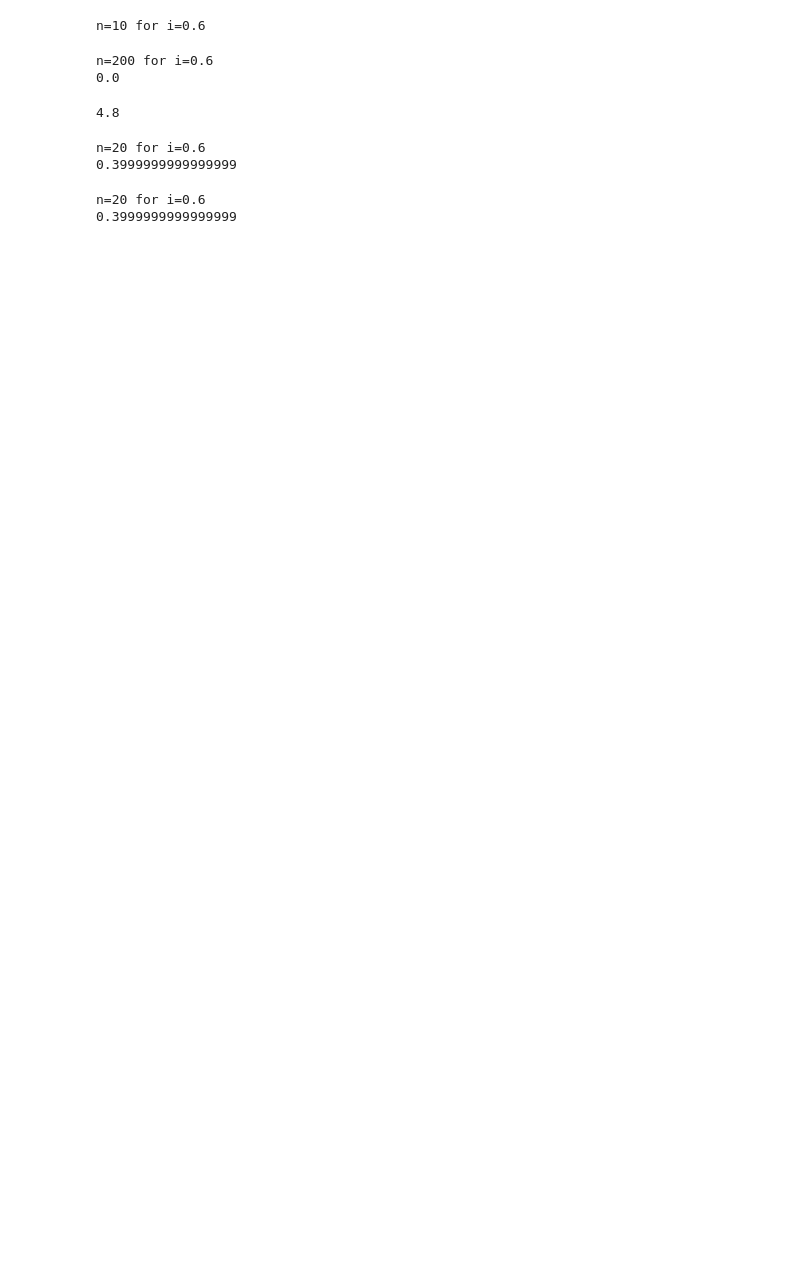
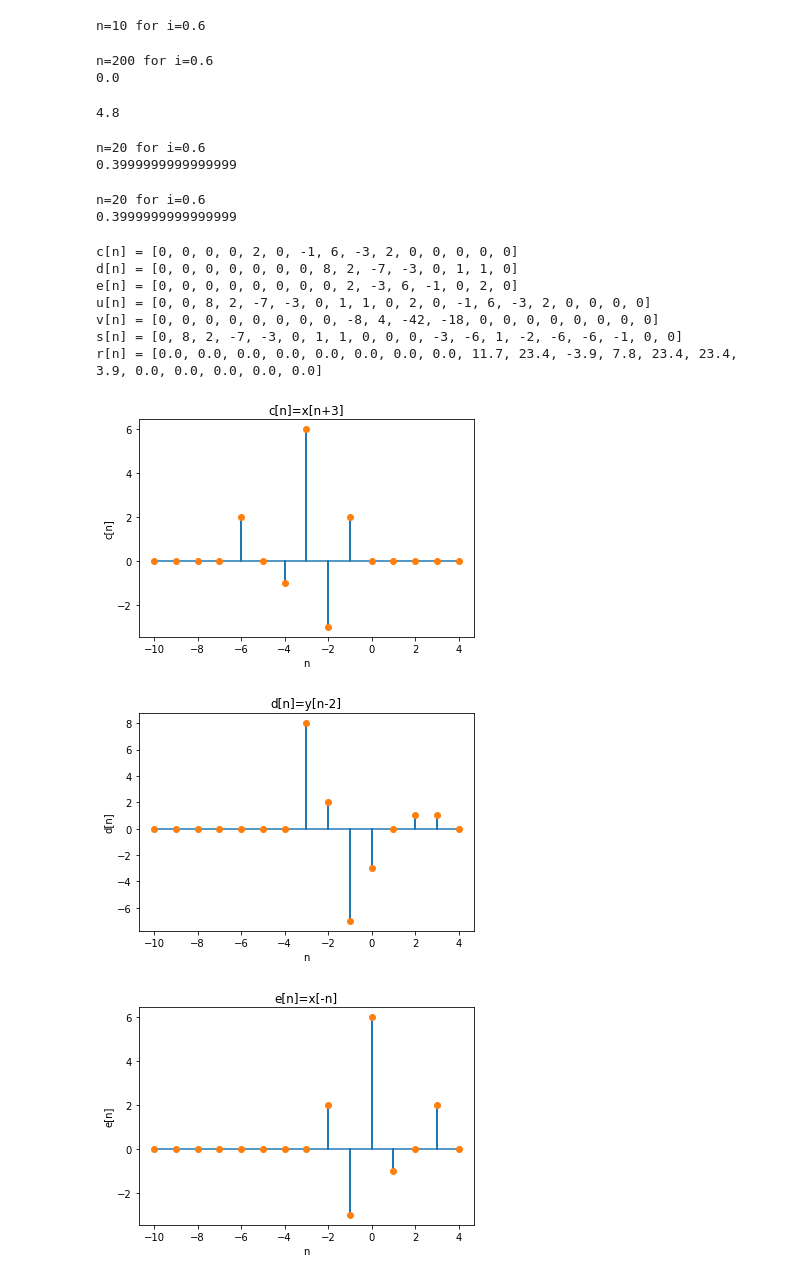
Before and after one commit to HighSpeeds/ECE113, a Jupyter notebook: HW1/test.ipynb, the cells around one changed output. Saved outputs shown, nothing was run; the diff lists cells and outputs as text; code cells hidden in the pictures; blank space fills up the shorter version.

```diff
--- a/HW1/test.ipynb
+++ b/HW1/test.ipynb
@@ -39,3 +39,72 @@ print( (0.12*n)%2)
 # %% [output]
 n=20 for i=0.6
 0.3999999999999999
+# %%
+import matplotlib.pyplot as plt
+import numpy as np
+
+x=lambda n: 0 if n<-3 or n>3 else [2,0,-1,6,-3,2,0][n+3]
+y=lambda n: 0 if n<-5 or n>1 else [8,2,-7,-3,0,1,1][n+5]
+w=lambda n: 0 if n<-2 or n>4 else [3,6,-1,2,6,6,1][n+2]
+
+def plot(func, range, title,save_name=""):
+    y=[]
+    x=[]
+    xdot=[]
+    ydot=[]
+    for n in range:
+        y.append(0)
+        y.append(func(n))
+        ydot.append(func(n))
+        # try:
+        #     y.append(func(n))
+        #     ydot.append(func(n))
+        # except:
+        #     # print(n,end=",")
+        #     y.append(0)
+        #     ydot.append(0)
+        y.append(0)
+
+        x+=[n,n,n]
+        xdot.append(n)
+    # print()
+    fig=plt.figure()
+    plt.plot(x,y)
+    plt.plot(xdot,ydot,"o")
+    plt.title(title)
+    plt.xlabel("n")
+    plt.ylabel(f"{title[0]}[n]")
+    plt.savefig(save_name)
+    print(f"{title[0]}[n] = {ydot}")
+
+c=lambda n: x(n+3)
+plot(c,range(-10,5),"c[n]=x[n+3]","c.png")
+
+d=lambda n: y(n-2)
+plot(d,range(-10,5),"d[n]=y[n-2]","d.png")
+
+e=lambda n: x(-n)
+plot(e,range(-10,5),"e[n]=x[-n]","e.png")
+
+u=lambda n: x(n-3)+y(n+3)
+plot(u,range(-10,10),"u[n]=x[n-3]+y[n+3]","u.png")
+
+v=lambda n: y(n-3)*w(n+2)
+plot(v,range(-10,10),"v[n]=y[n-3]*w[n+2]","v.png")
+
+s=lambda n: y(n+4)-w(n-3)
+plot(s,range(-10,10),"s[n]=y[n+4]-w[n-3]","s.png")
+
+r=lambda n: 3.9*w(n)
+plot(r,range(-10,10),"r[n]=3.9w[n]","r.png")
+# %% [output]
+c[n] = [0, 0, 0, 0, 2, 0, -1, 6, -3, 2, 0, 0, 0, 0, 0]
+d[n] = [0, 0, 0, 0, 0, 0, 0, 8, 2, -7, -3, 0, 1, 1, 0]
+e[n] = [0, 0, 0, 0, 0, 0, 0, 0, 2, -3, 6, -1, 0, 2, 0]
+u[n] = [0, 0, 8, 2, -7, -3, 0, 1, 1, 0, 2, 0, -1, 6, -3, 2, 0, 0, 0, 0]
+v[n] = [0, 0, 0, 0, 0, 0, 0, 0, -8, 4, -42, -18, 0, 0, 0, 0, 0, 0, 0, 0]
+s[n] = [0, 8, 2, -7, -3, 0, 1, 1, 0, 0, 0, -3, -6, 1, -2, -6, -6, -1, 0, 0]
+r[n] = [0.0, 0.0, 0.0, 0.0, 0.0, 0.0, 0.0, 0.0, 11.7, 23.4, -3.9, 7.8, 23.4, 23.4, 3.9, 0.0, 0.0, 0.0, 0.0, 0.0]
+[figure, added]
+[figure, added]
+[figure, added]
```
Also changed, not shown: parts of 1 cell of this notebook, 14 other files.
